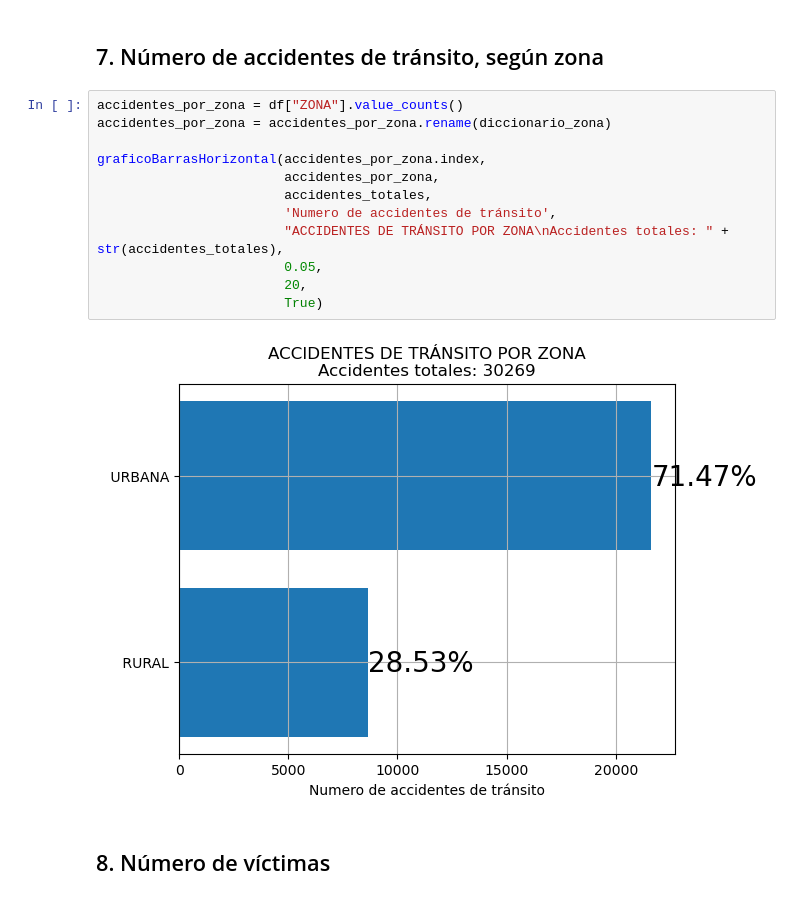
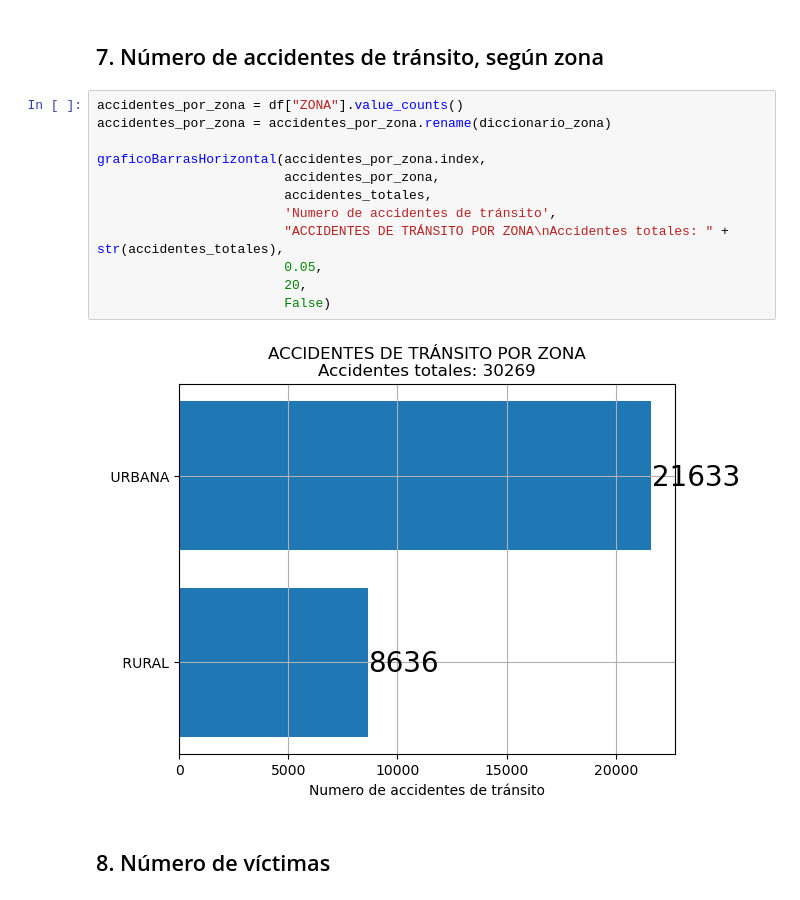
Before and after one commit to 2020-A-Python-GR1/py-arias-tuqueres-josue-nicolas, a Jupyter notebook: proyecto/Proyecto - Dataset CSV/Informe.ipynb, the cells around one changed output. Drawn from its saved outputs; the diff is of its cells as text.

```diff
--- a/proyecto/Proyecto Parte 2/Informe.ipynb
+++ b/proyecto/Proyecto - Dataset CSV/Informe.ipynb
@@ -373,17 +380,17 @@ graficoBarrasHorizontal(accidentes_por_causa.index,
 # %%
 accidentes_por_zona = df["ZONA"].value_counts()
 accidentes_por_zona = accidentes_por_zona.rename(diccionario_zona)
 
 graficoBarrasHorizontal(accidentes_por_zona.index,
                         accidentes_por_zona,
                         accidentes_totales,
                         'Numero de accidentes de tránsito',
                         "ACCIDENTES DE TRÁNSITO POR ZONA\nAccidentes totales: " + str(accidentes_totales),
                         0.05,
                         20,
-                        True)
+                        False)
 # %% [output]
-[figure, old version]
+[figure, new version]
 # %% [markdown]
 <h2>8. Número de víctimas</h2>
 # %%
```
Also changed, not shown: parts of 16 cells of this notebook, 17 other files.
